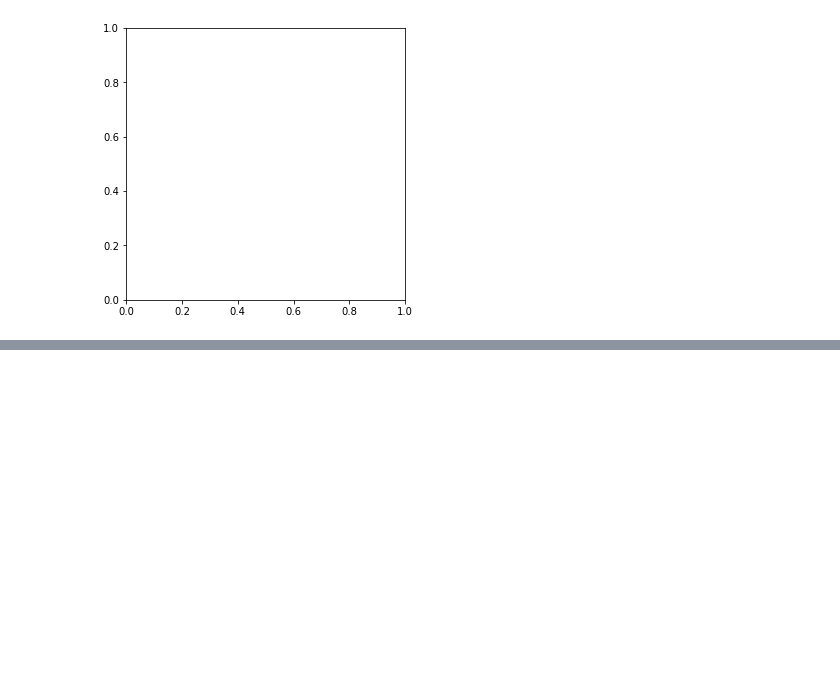
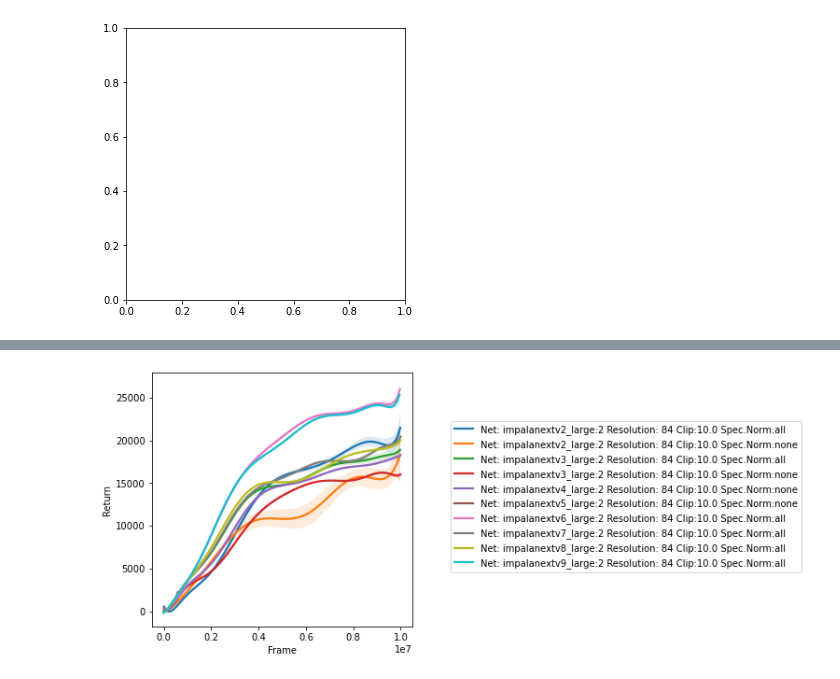
Before and after one commit to hadarshavit/Rainbow, a Jupyter notebook: results/analyze_wndb.ipynb, the cells around one changed output, grey strips where cells are left out. Drawn from its saved outputs; the diff is of its cells as text; code cells hidden in the pictures; blank space fills up the shorter version.

```diff
--- a/results/analyze_wndb.ipynb
+++ b/results/analyze_wndb.ipynb
@@ -107,6 +119,9 @@ for resolution_name, resolution_group_df in arch_group_df.groupby('resolution'):
             for run_id in spectral_norm_group_df['run_id']:
 
                 run = api.run(entity + '/' + project + '/' + run_id)
+                if run.config['lr'] != 0.00025 or run.config['train_count'] != 2:
+                    print('Skipping run: ', run.name, run.config['lr'], run.config['train_count'])
+                    continue
                 history = run.history()
                 try:
                     if history['x/game_frame'].to_list()[-1] < 500000:
@@ -270,3 +288,78 @@ ax.set_ylabel('Return')
 fig.savefig('comp2.png', dpi=600, bbox_inches='tight')
 fig.savefig('comp2.pdf', bbox_inches='tight')
 fig.show()
+# %%
+fig, ax = plt.subplots(1, 1, figsize=(5, 5))
+history_frames = []
+history_running_avg_reward = []
+# for run_id in baseline['run_id']:
+
+#     run = api.run(entity + '/' + project + '/' + run_id)
+#     history = run.history()
+#     try:
+#         if history['x/game_frame'].to_list()[-1] < 800000:
+#             continue
+#         history_frames += history['x/game_frame'].to_list()
+#         print(len(history_frames))
+#         history_running_avg_reward += history['running_avg_return'].to_list()
+#         print(len(history_running_avg_reward))
+#         print(run.name)
+#     except:
+#         print("No history for run_id: ", run_id, run.name)
+#         continue
+# # print(history_frames)
+# # print(history_running_avg_reward)
+# sns.regplot(x=history_frames, y=history_running_avg_reward, order=10, ci=99, scatter=False,
+#                 label=f'ImaplaLarge:2 (Baseline)', ax=ax)
+i = 0
+# for network_arch_name, arch_group_df in runs_df.groupby('network_arch'):
+correct_networks = runs_df[(runs_df['network_arch'] == 'impalanextv2_large:2') |
+                            (runs_df['network_arch'] == 'impalanextv3_large:2') | (runs_df['network_arch'] == 'impalanextv4_large:2') |
+                            (runs_df['network_arch'] == 'impalanextv5_large:2') | (runs_df['network_arch'] == 'impalanextv6_large:2') |
+                            (runs_df['network_arch'] == 'impalanextv7_large:2') | (runs_df['network_arch'] == 'impalanextv8_large:2') |
+                            (runs_df['network_arch'] == 'impalanextv9_large:2')]
+for arch_group_name, arch_group_df in correct_networks.groupby('network_arch'):
+    for resolution_name, resolution_group_df in arch_group_df.groupby('resolution'):
+        print(resolution_name)
+        # print(resolution_group_df[['grad_clip', 'spectral_norm', 'name']])
+
+        for grad_clip_name, grad_clip_group_df in resolution_group_df.groupby('grad_clip'):
+            print(grad_clip_name)
+            # print(grad_clip_group_df[['spectral_norm', 'name']])
+
+            for spectral_norm_name, spectral_norm_group_df in grad_clip_group_df.groupby('spectral_norm'):
+                print(spectral_norm_name)
+                # print(spectral_norm_group_df[['name']])
+
+                history_frames = []
+                history_running_avg_reward = []
+                for run_id in spectral_norm_group_df['run_id']:
+
+                    run = api.run(entity + '/' + project + '/' + run_id)
+                    history = run.history()
+                    try:
+                        if history['x/game_frame'].to_list()[-1] < 500000:
+                            continue
+                        history_frames += history['x/game_frame'].to_list()
+                        print(len(history_frames))
+                        history_running_avg_reward += history['running_avg_return'].to_list()
+                        print(len(history_running_avg_reward))
+                        print(run.name)
+                    except:
+                        print("No history for run_id: ", run_id, run.name)
+                        continue
+                # print(history_frames)
+                # print(history_running_avg_reward)
+                sns.regplot(x=history_frames, y=history_running_avg_reward, order=10, ci=99, scatter=False,
+                                label=f'Net: {arch_group_name} Resolution: {resolution_name} Clip:{grad_clip_name} Spec.Norm:{spectral_norm_name}', ax=ax)
+
+                i += 1
+                # sns.lineplot(x=history_frames, y=history_running_avg_reward)
+fig.legend(loc = 2, bbox_to_anchor = (1,0.75))
+ax.set_xlabel('Frame')
+ax.set_ylabel('Return')
+# ax.set_title('Comparison of different architectures, gradient clipping and spectral normalization')
+fig.savefig('comp_impalanext.png', dpi=600, bbox_inches='tight')
+fig.savefig('comp_impalanext.pdf', bbox_inches='tight')
+fig.show()
+# %% [output]
@@ -272,0 +383 @@ fig.show()
+[figure, added]
```
Also changed, not shown: parts of 10 cells of this notebook, 7 other files.
